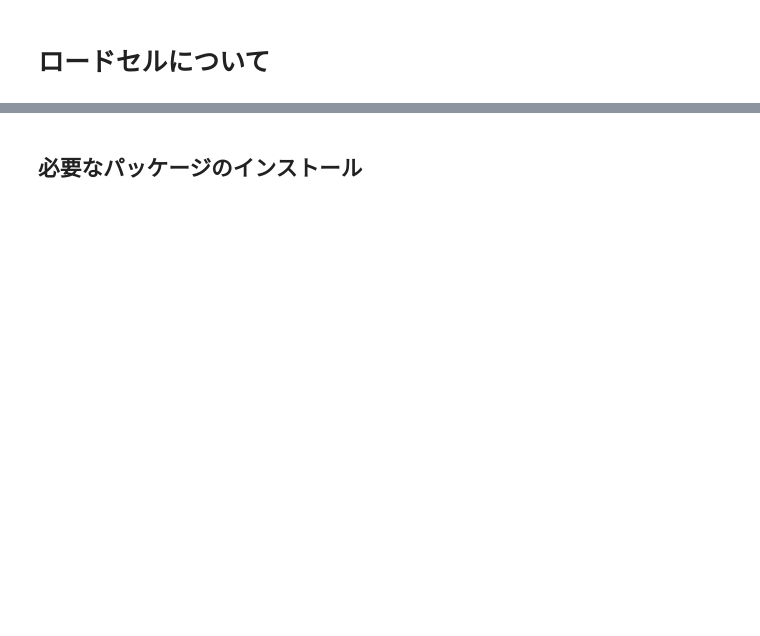
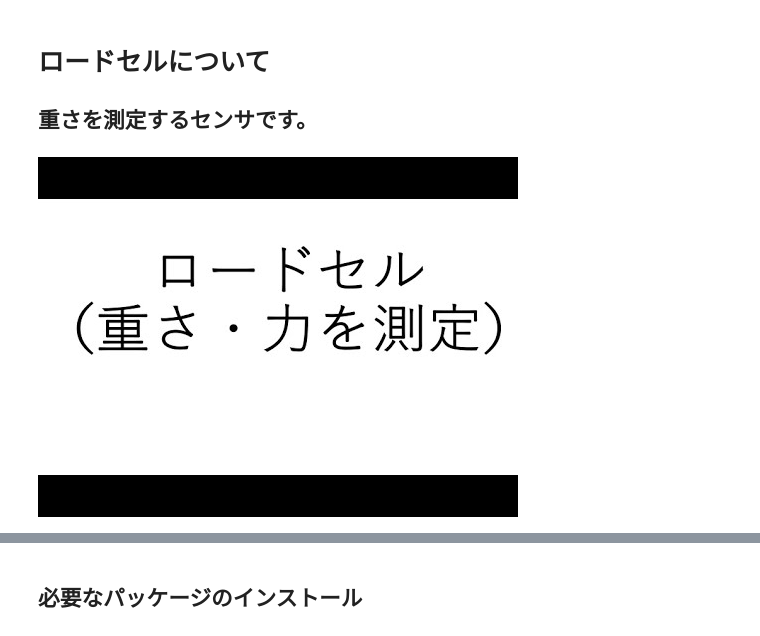
Before and after one commit to cmd-gunma-univ/DX-highschool, a Jupyter notebook: ロードセル.ipynb, the cells around one changed output, grey strips where cells are left out. Drawn from its saved outputs; the diff is of its cells as text; code cells hidden in the pictures; blank space fills up the shorter version.

```diff
--- a/ロードセル.ipynb
+++ b/ロードセル.ipynb
@@ -2,3 +2,9 @@
 <a href="https://colab.research.google.com/github/cmd-gunma-univ/DX-highschool/blob/main/%E3%83%AD%E3%83%BC%E3%83%88%E3%82%99%E3%82%BB%E3%83%AB.ipynb" target="_parent"><img src="https://colab.research.google.com/assets/colab-badge.svg" alt="Open In Colab"/></a>
 # %% [markdown]
 # ロードセルについて
+## 重さを測定するセンサです。
+# %%
+from IPython.display import YouTubeVideo
+YouTubeVideo('pZ5Dq0GkG8o', width=400, height=225)
+# %% [output]
+[figure, added]
```
Also changed, not shown: parts of 5 cells of this notebook.
